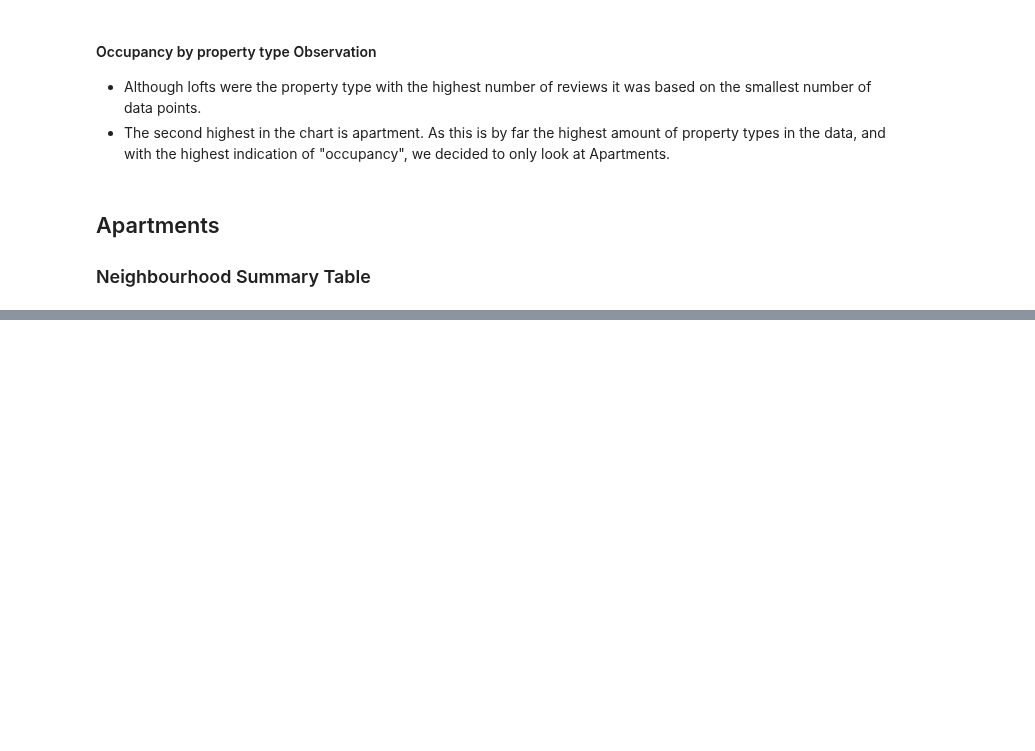
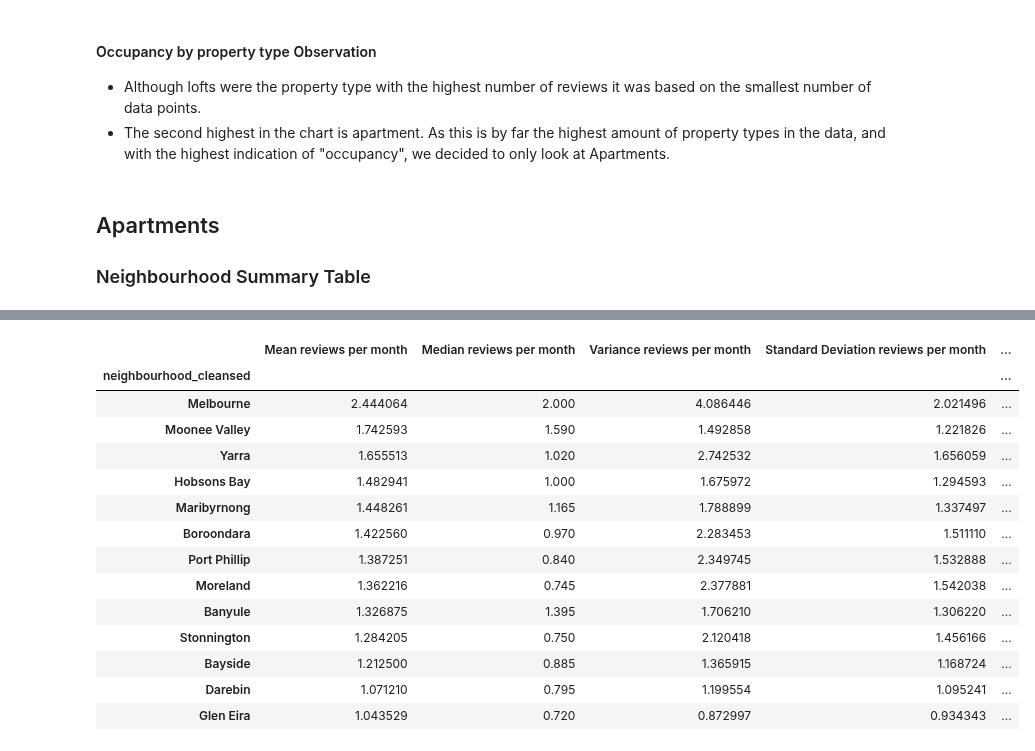
Before and after one commit to jMacProd/Project1, a Jupyter notebook: OccupancyQuestion_JS/Airbnb_Occupancy_Question_FromCSVSwob_JS.ipynb, the cells around one changed output, grey strips where cells are left out. Saved outputs shown, nothing was run; the diff lists cells and outputs as text; code cells hidden in the pictures; blank space fills up the shorter version.

```diff
--- a/OccupancyQuestion_JS/Airbnb_Occupancy_Question_FromCSVSwob_JS.ipynb
+++ b/OccupancyQuestion_JS/Airbnb_Occupancy_Question_FromCSVSwob_JS.ipynb
@@ -428,0 +510,35 @@ Text(0, 0.5, 'Property Types')
+# %%
+#APARTMENTS
+# Generate a summary statistics table of mean, median, variance, standard deviation, and SEM
+    #of the number of ratings for each Neighbourhood
+
+# This method produces everything in a single groupby function
+airbnbOccAptNeighGroup = airbnbOccApt.groupby(["neighbourhood_cleansed"])
+airbnbOccAptsummary = airbnbOccAptNeighGroup["reviews_per_month"].agg(["mean", "median", "var", "std", "sem"])
+airbnbOccAptsummarysort = airbnbOccAptsummary.sort_values(by="mean", ascending=False)
+
+airbnb_Apartment_Occupancy_Rate_Summary = airbnbOccAptsummarysort.rename(columns={
+    "mean":"Mean reviews per month",
+    "median":"Median reviews per month",
+    "var":"Variance reviews per month",
+    "std":"Standard Deviation reviews per month",
+    "sem":"SEM reviews per month"
+})
+
+airbnb_Apartment_Occupancy_Rate_Summary
+# %% [output]
+|  | Mean reviews per month | Median reviews per month | Variance reviews per month | Standard Deviation reviews per month | ... |
+| neighbourhood_cleansed |  |  |  |  | ... |
+| Melbourne | 2.444064 | 2.000 | 4.086446 | 2.021496 | ... |
+| Moonee Valley | 1.742593 | 1.590 | 1.492858 | 1.221826 | ... |
+| Yarra | 1.655513 | 1.020 | 2.742532 | 1.656059 | ... |
+| Hobsons Bay | 1.482941 | 1.000 | 1.675972 | 1.294593 | ... |
+| Maribyrnong | 1.448261 | 1.165 | 1.788899 | 1.337497 | ... |
+| Boroondara | 1.422560 | 0.970 | 2.283453 | 1.511110 | ... |
+| Port Phillip | 1.387251 | 0.840 | 2.349745 | 1.532888 | ... |
+| Moreland | 1.362216 | 0.745 | 2.377881 | 1.542038 | ... |
+| Banyule | 1.326875 | 1.395 | 1.706210 | 1.306220 | ... |
+| Stonnington | 1.284205 | 0.750 | 2.120418 | 1.456166 | ... |
+| Bayside | 1.212500 | 0.885 | 1.365915 | 1.168724 | ... |
+| Darebin | 1.071210 | 0.795 | 1.199554 | 1.095241 | ... |
+| Glen Eira | 1.043529 | 0.720 | 0.872997 | 0.934343 | ... |
```
Also changed, not shown: parts of 26 cells of this notebook.
